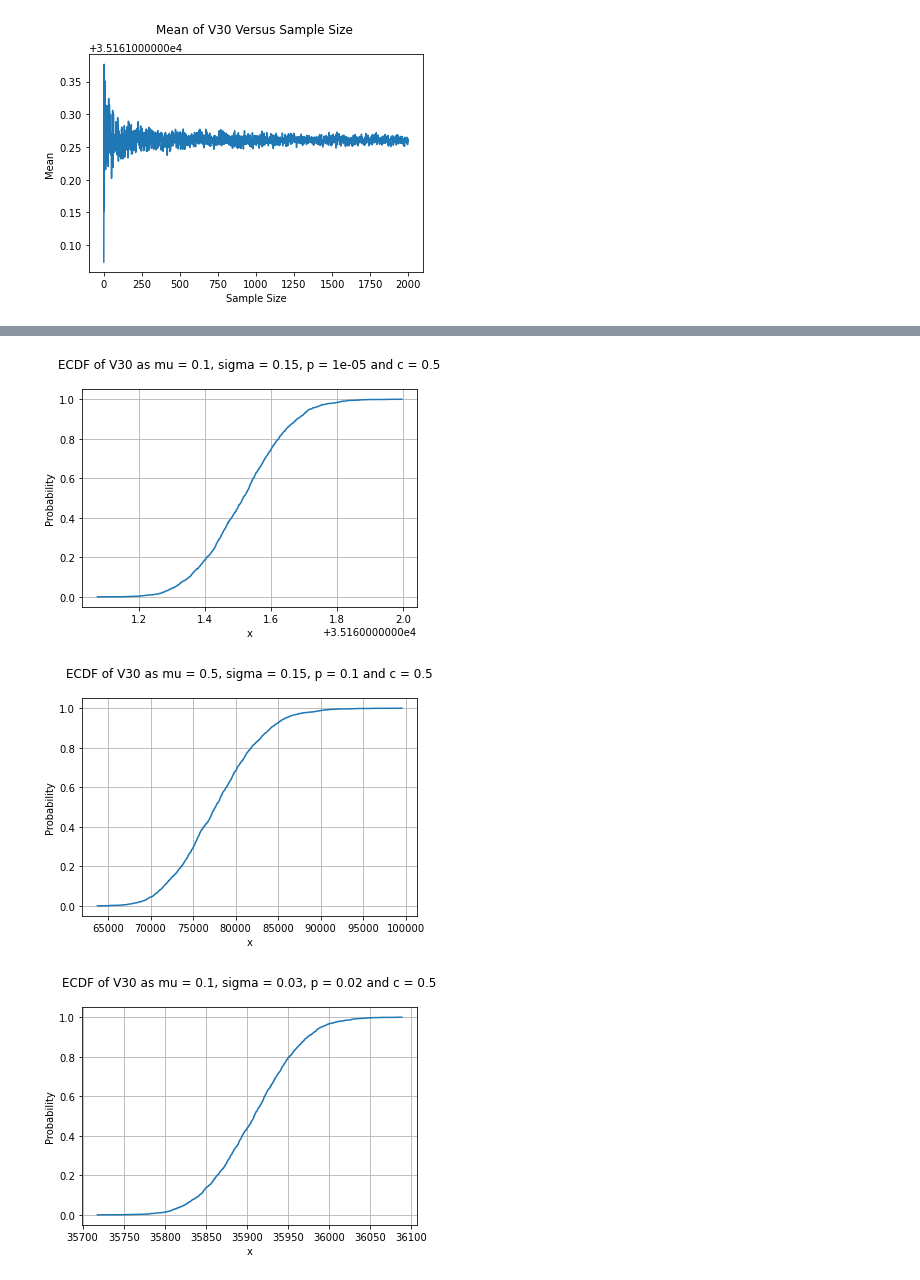
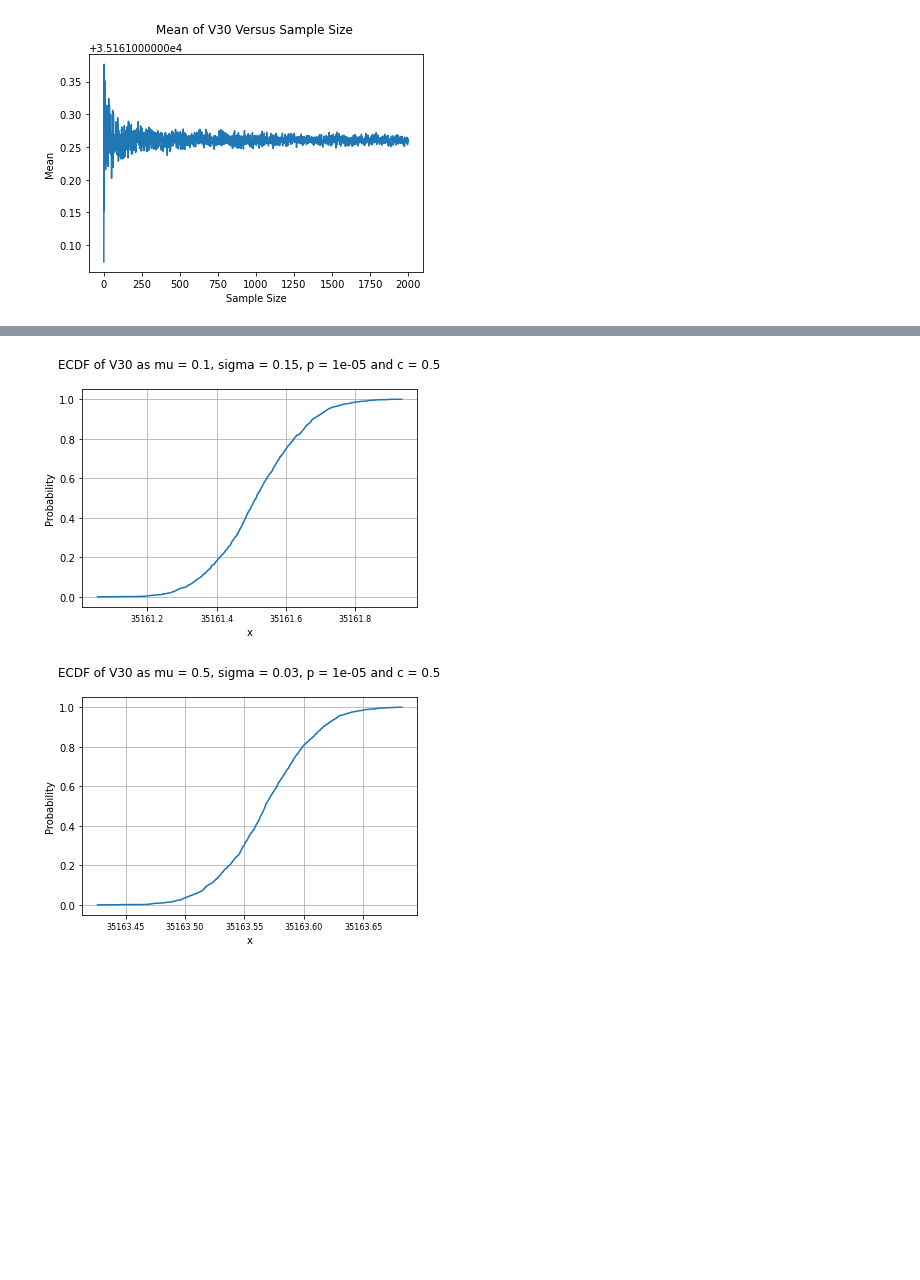
Before and after one commit to taariqnazar/Risk_management, a Jupyter notebook: helper.ipynb, the cells around one changed output, grey strips where cells are left out. Cells and saved outputs as stored; diff of their text form; code cells hidden in the pictures; blank space fills up the shorter version.

Commit message:
Added better figures

```diff
--- a/helper.ipynb
+++ b/helper.ipynb
@@ -51,6 +51,10 @@ plt.show()
 [figure]
 # %%
 # Step 2.1: Create the empirical distribution function
+plt.rcParams['axes.formatter.useoffset'] = False
+
+
+
 def emp_dist(x, samples):
     ind = samples < x
     return (ind.sum()/samples.shape[0])[0]
@@ -69,10 +73,10 @@ def plot_emp_dist(samples, sample_lenght=10):
 r = 0.01; R0 = np.exp(r); # Bank Account, i.e., risk free asset (zero coupon bond)
 sample_size = 2000
 years = 30
-my = [0.1, 0.1, 0.5, 0.1, 0.1, 0.01]
-sigma = [0.03, 0.15, 0.15, 0.03, 0.03, 0.03]
-p = [1e-5, 1e-5, 1e-1, 0.02, 1e-1, 0]
-c = [5e-1, 5e-1, 5e-1, 5e-1, 0.04, 5e-1]
+my = [0.1, 0.1, 0.5, 0.1, 0.1, 0.1]
+sigma = [0.03, 0.15, 0.03, 0.03, 0.03, 0.03]
+p = [1e-5, 1e-5, 1e-5, 0.02, 1e-5, 1]
+c = [5e-1, 5e-1, 5e-1, 5e-1, 1, 5e-1]
 Z = pd.DataFrame(np.random.standard_normal(size=(sample_size,years)))
 # %%
 # Step 2.3: Calculate V30 for my, sigma, p and c
@@ -82,6 +86,7 @@ for i in range(0,len(p)): # i = 0 & 1
     x,y = plot_emp_dist(V30)
     fig=plt.figure()
     plt.plot(x, y)
+    plt.xticks(fontsize=8)
     plt.title('ECDF of V30 as mu = ' + str(my[i]) + ', sigma = ' + str(sigma[i])
     + ', p = ' + str(p[i]) + ' and c = ' + str(c[i]) + '\n')
     plt.xlabel('x')
@@ -94,3 +99,2 @@ for i in range(0,len(p)): # i = 0 & 1
-[figure, old version]
+[figure, new version]
-[figure, old version]
+[figure, new version]
-[figure, removed]
```
Also changed, not shown: parts of 3 cells of this notebook, 8 other files.
